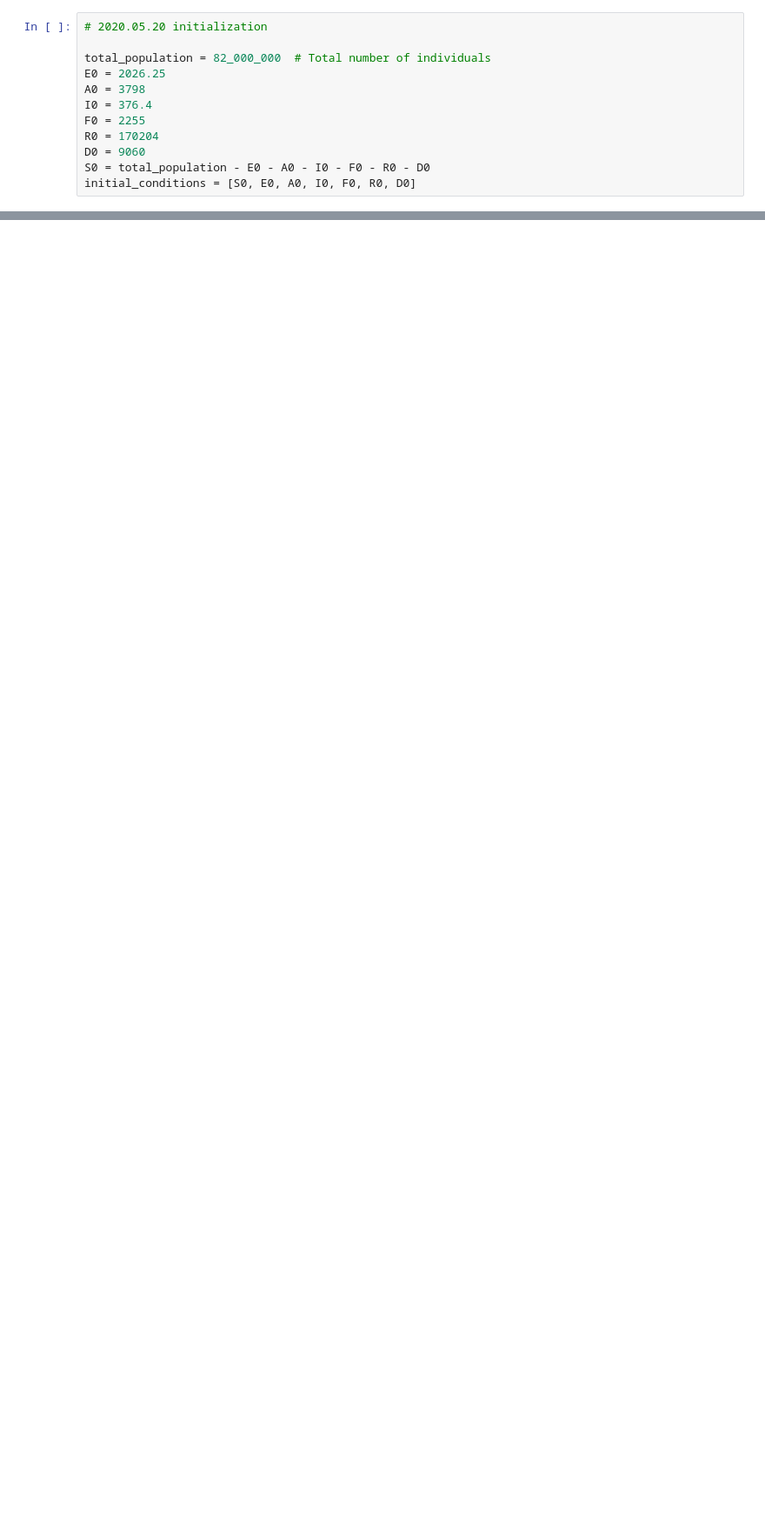
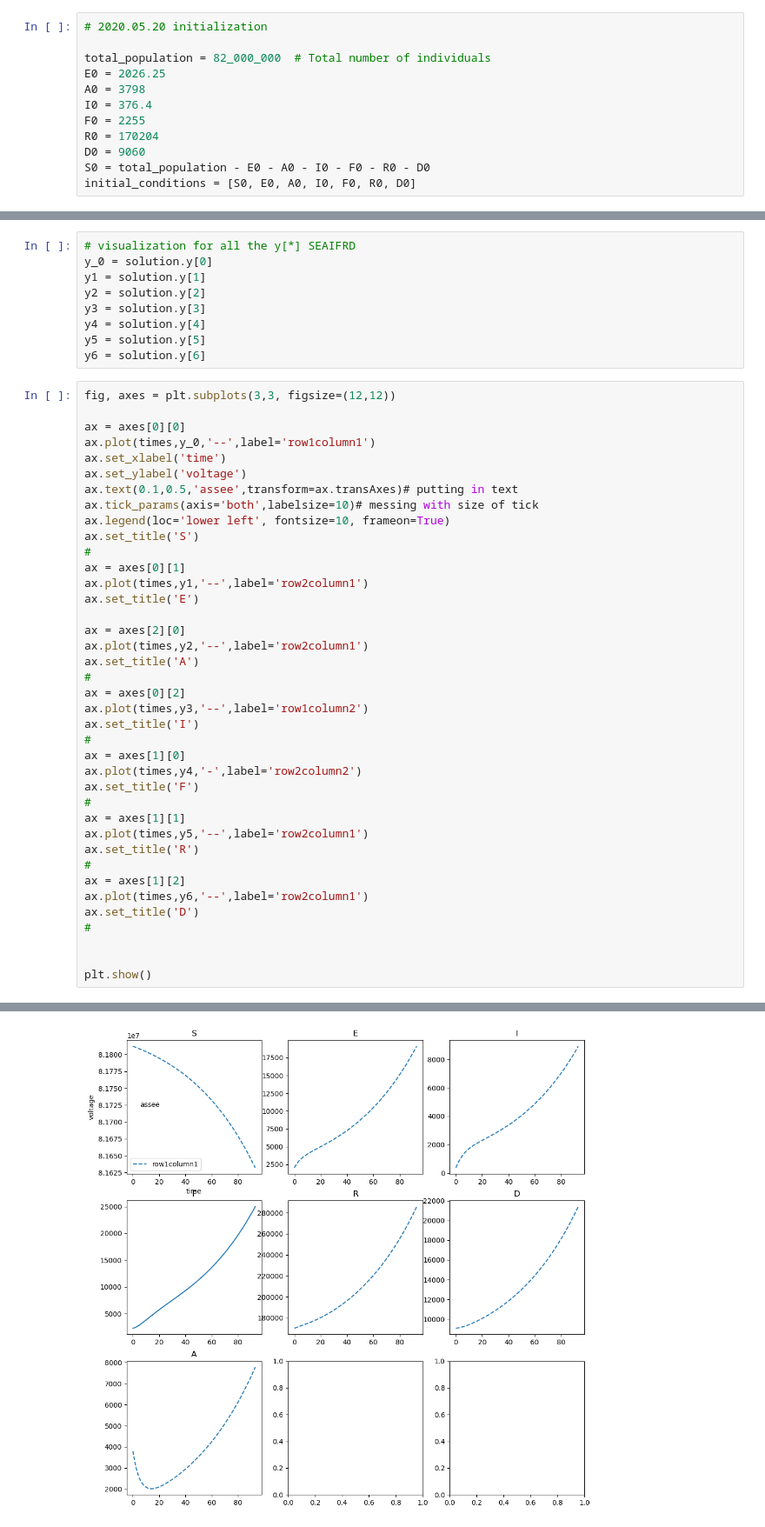
Before and after one commit to Evenicezer/MA_curve_fit, a Jupyter notebook: Main_Folder/overlay_curve_fit.ipynb, the cells around one changed output, grey strips where cells are left out. Shown at 87% size. Cells and saved outputs as stored; diff of their text form; blank space fills up the shorter version.

```diff
--- a/Main_Folder/overlay_curve_fit.ipynb
+++ b/Main_Folder/overlay_curve_fit.ipynb
@@ -159,2 +182,49 @@ t  (939,), result_list (939,)
+# %%
+# visualization for all the y[*] SEAIFRD
+y_0 = solution.y[0]
+y1 = solution.y[1]
+y2 = solution.y[2]
+y3 = solution.y[3]
+y4 = solution.y[4]
+y5 = solution.y[5]
+y6 = solution.y[6]
 # %%
+fig, axes = plt.subplots(3,3, figsize=(12,12))
+
+ax = axes[0][0]
+ax.plot(times,y_0,'--',label='row1column1')
+ax.set_xlabel('time')
+ax.set_ylabel('voltage')
+ax.text(0.1,0.5,'assee',transform=ax.transAxes)# putting in text
+ax.tick_params(axis='both',labelsize=10)# messing with size of tick
+ax.legend(loc='lower left', fontsize=10, frameon=True)
+ax.set_title('S')
+#
+ax = axes[0][1]
+ax.plot(times,y1,'--',label='row2column1')
+ax.set_title('E')
+
+ax = axes[2][0]
+ax.plot(times,y2,'--',label='row2column1')
+ax.set_title('A')
+#
+ax = axes[0][2]
+ax.plot(times,y3,'--',label='row1column2')
+ax.set_title('I')
+#
+ax = axes[1][0]
+ax.plot(times,y4,'-',label='row2column2')
+ax.set_title('F')
+#
+ax = axes[1][1]
+ax.plot(times,y5,'--',label='row2column1')
+ax.set_title('R')
+#
+ax = axes[1][2]
+ax.plot(times,y6,'--',label='row2column1')
+ax.set_title('D')
+#
+
+
+plt.show()
 # %% [output]
@@ -161,0 +231 @@ t  (939,), result_list (939,)
+[figure, added]
```
Also changed, not shown: parts of 7 cells of this notebook, 5 other files.
